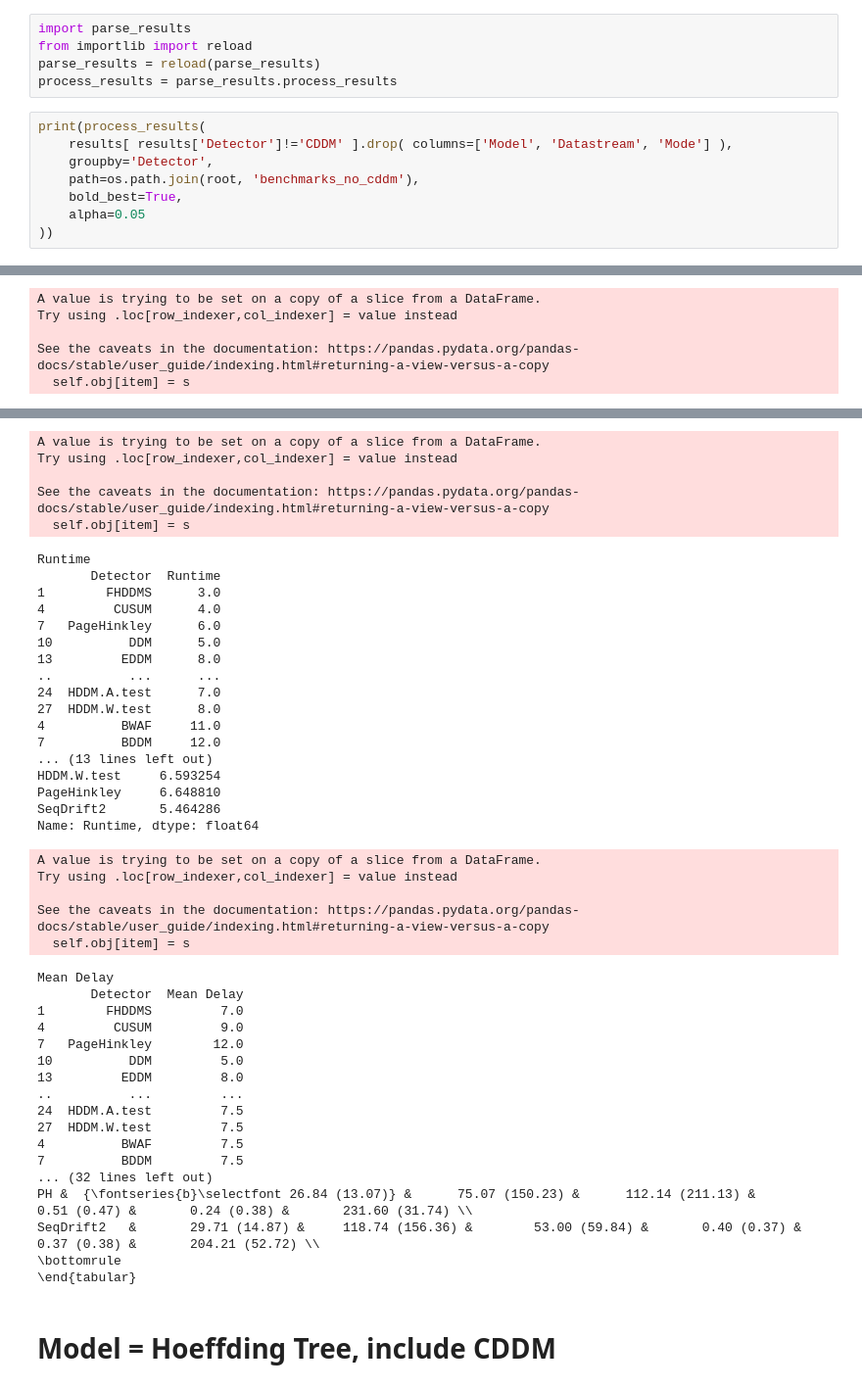
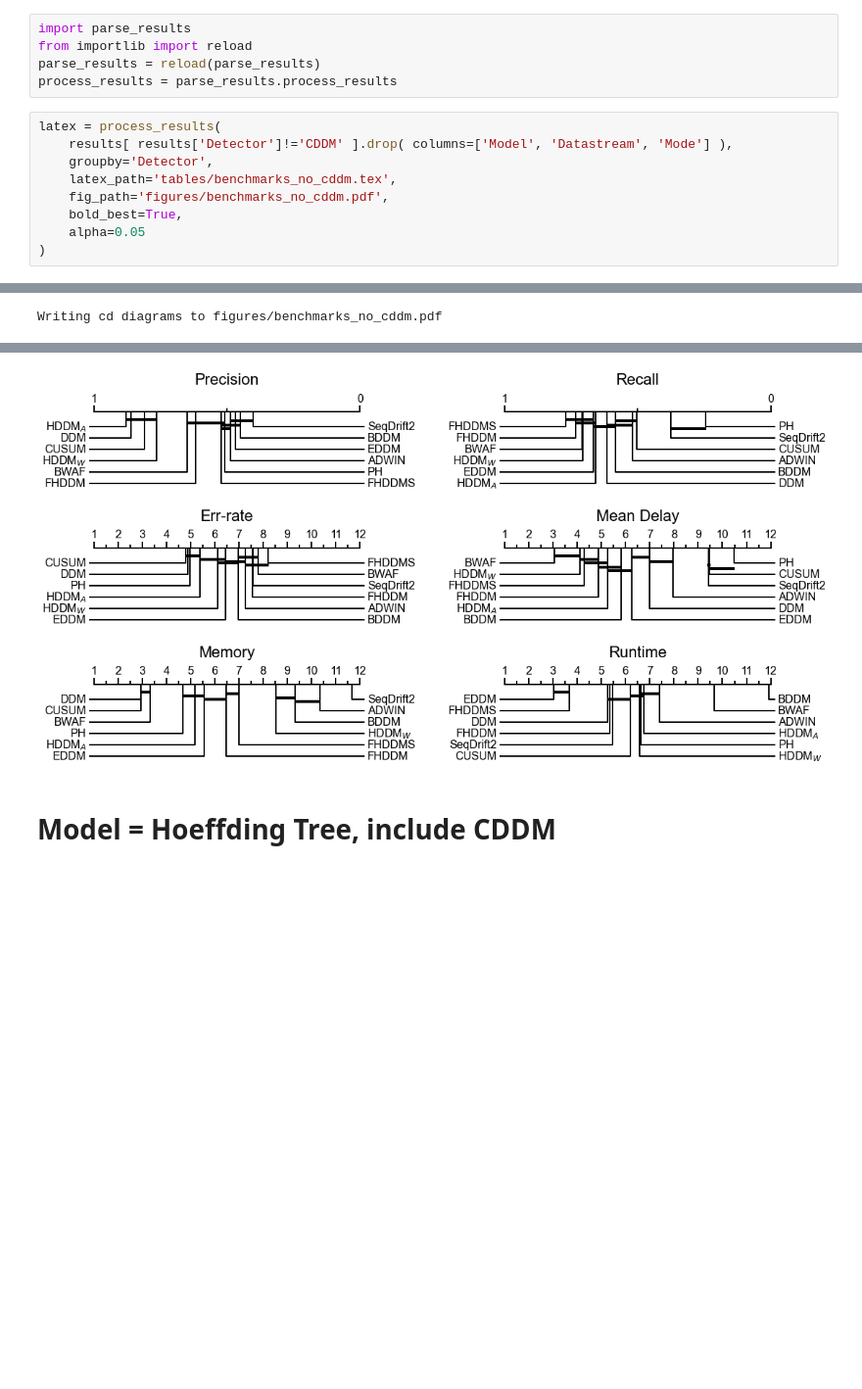
Before and after one commit to hamishhuggard/triage_concept_drift, a Jupyter notebook: experiments/benchmarks.ipynb, the cells around one changed output, grey strips where cells are left out. Shown at 98% size. Saved outputs shown, nothing was run; the diff lists cells and outputs as text; blank space fills up the shorter version.

Commit message:
combine multiple cd diagrams into a single figure

```diff
--- a/experiments/benchmarks.ipynb
+++ b/experiments/benchmarks.ipynb
@@ -695,11 +700,12 @@ from importlib import reload
 parse_results = reload(parse_results)
 process_results = parse_results.process_results
 # %%
-print(process_results(
+latex = process_results(
     results[ results['Detector']!='CDDM' ].drop( columns=['Model', 'Datastream', 'Mode'] ),
     groupby='Detector',
-    path=os.path.join(root, 'benchmarks_no_cddm'),
+    latex_path='tables/benchmarks_no_cddm.tex',
+    fig_path='figures/benchmarks_no_cddm.pdf',
     bold_best=True,
     alpha=0.05
-))
+)
 # %% [output]
@@ -728,5 +718 @@ Name: Err-rate, dtype: float64
-A value is trying to be set on a copy of a slice from a DataFrame.
-Try using .loc[row_indexer,col_indexer] = value instead
-
-See the caveats in the documentation: https://pandas.pydata.org/pandas-docs/stable/user_guide/indexing.html#returning-a-view-versus-a-copy
-  self.obj[item] = s
+Writing cd diagrams to figures/benchmarks_no_cddm.pdf
@@ -750,47 +719,4 @@ Name: Memory, dtype: float64
-A value is trying to be set on a copy of a slice from a DataFrame.
-Try using .loc[row_indexer,col_indexer] = value instead
-
-See the caveats in the documentation: https://pandas.pydata.org/pandas-docs/stable/user_guide/indexing.html#returning-a-view-versus-a-copy
-  self.obj[item] = s
-Runtime
-       Detector  Runtime
-1        FHDDMS      3.0
-4         CUSUM      4.0
-7   PageHinkley      6.0
-10          DDM      5.0
-13         EDDM      8.0
-..          ...      ...
-24  HDDM.A.test      7.0
-27  HDDM.W.test      8.0
-4          BWAF     11.0
-7          BDDM     12.0
-... (13 lines left out)
-HDDM.W.test     6.593254
-PageHinkley     6.648810
-SeqDrift2       5.464286
-Name: Runtime, dtype: float64
-A value is trying to be set on a copy of a slice from a DataFrame.
-Try using .loc[row_indexer,col_indexer] = value instead
-
-See the caveats in the documentation: https://pandas.pydata.org/pandas-docs/stable/user_guide/indexing.html#returning-a-view-versus-a-copy
-  self.obj[item] = s
-Mean Delay
-       Detector  Mean Delay
-1        FHDDMS         7.0
-4         CUSUM         9.0
-7   PageHinkley        12.0
-10          DDM         5.0
-13         EDDM         8.0
-..          ...         ...
-24  HDDM.A.test         7.5
-27  HDDM.W.test         7.5
-4          BWAF         7.5
-7          BDDM         7.5
-... (32 lines left out)
-PH &  {\fontseries{b}\selectfont 26.84 (13.07)} &      75.07 (150.23) &      112.14 (211.13) &       0.51 (0.47) &       0.24 (0.38) &       231.60 (31.74) \\
-SeqDrift2   &       29.71 (14.87) &     118.74 (156.36) &        53.00 (59.84) &       0.40 (0.37) &       0.37 (0.38) &       204.21 (52.72) \\
-\bottomrule
-\end{tabular}
+[figure, added]
 # %% [markdown]
 # Model = Hoeffding Tree, include CDDM
 # %%
```
Also changed, not shown: parts of 15 cells of this notebook, 2 other files.
